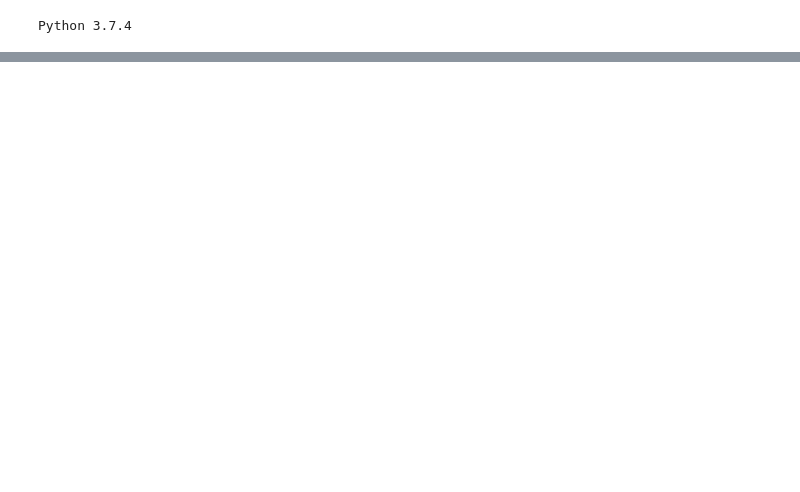
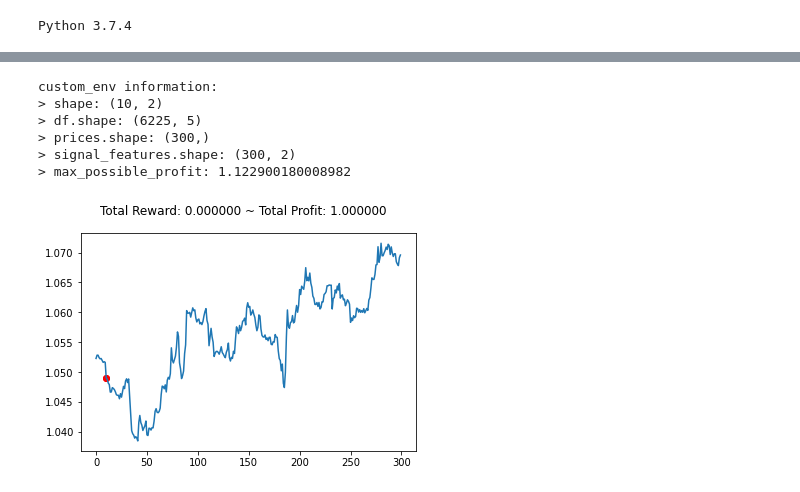
Before and after one commit to dhupee/MetaNgepet, a Jupyter notebook: rl_python_MT.ipynb, the cells around one changed output, grey strips where cells are left out. Saved outputs shown, nothing was run; the diff lists cells and outputs as text; code cells hidden in the pictures; blank space fills up the shorter version.

```diff
--- a/rl_python_MT.ipynb
+++ b/rl_python_MT.ipynb
@@ -34,6 +31,28 @@ import random
 import math
 import time
 import MetaTrader5 as mt5
+# %%
+custom_env = gym.make('forex-v0',
+               df = FOREX_EURUSD_1H_ASK,
+               window_size = 10,
+               frame_bound = (10, 300),
+               unit_side = 'right')
+
+print()
+print("custom_env information:")
+print("> shape:", custom_env.shape)
+print("> df.shape:", custom_env.df.shape)
+print("> prices.shape:", custom_env.prices.shape)
+print("> signal_features.shape:", custom_env.signal_features.shape)
+print("> max_possible_profit:", custom_env.max_possible_profit())
+# %% [output]
+custom_env information:
+> shape: (10, 2)
+> df.shape: (6225, 5)
+> prices.shape: (300,)
+> signal_features.shape: (300, 2)
+> max_possible_profit: 1.122900180008982
+[figure, added]
 # %%
 MAX_EPSILON = 1
 MIN_EPSILON = 0.01
```
Also changed, not shown: parts of 4 cells of this notebook.
